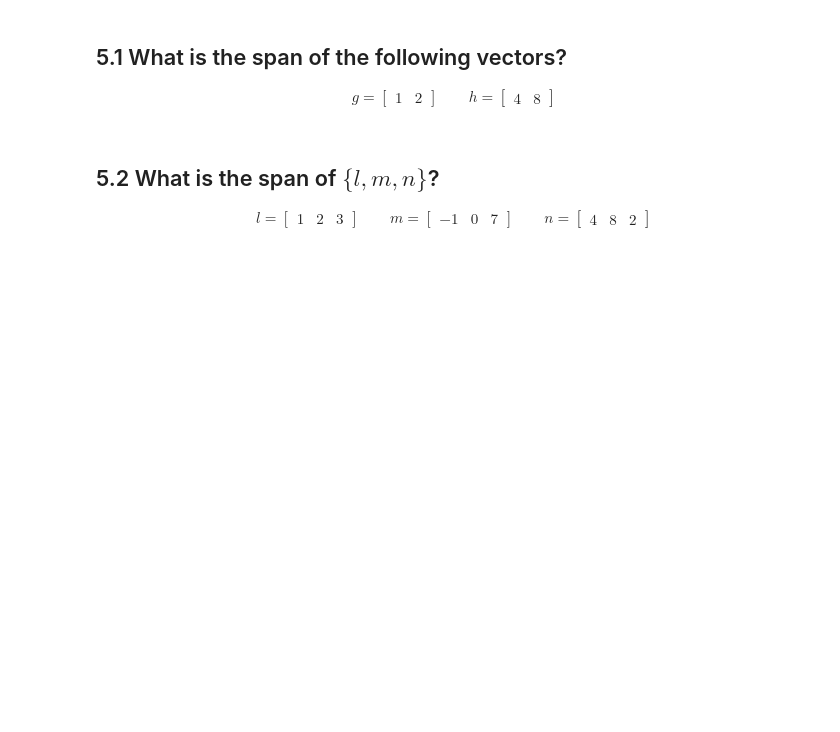
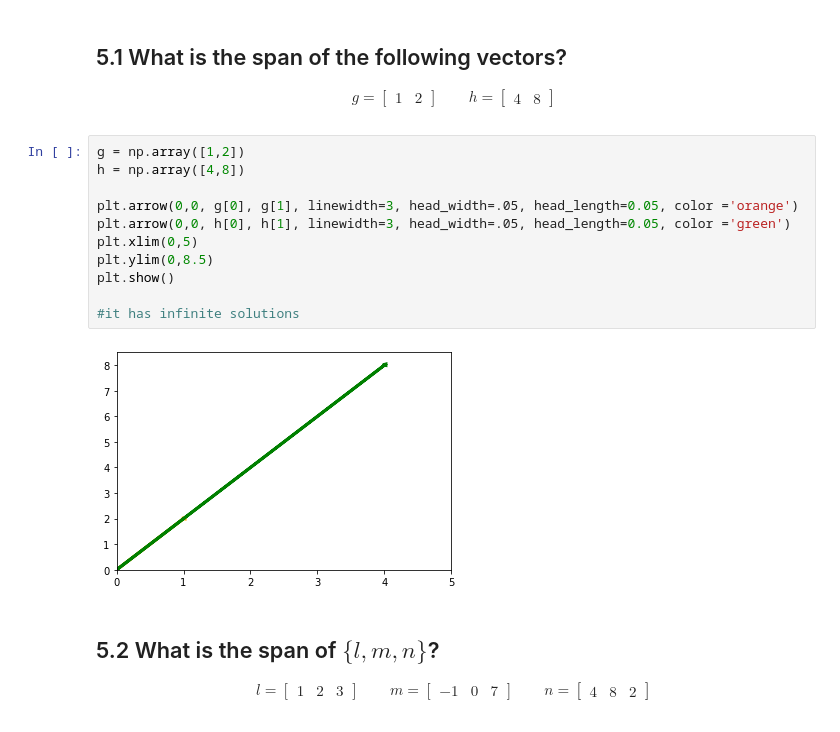
Before and after one commit to IvanCampos11/DS-Unit-1-Sprint-3-Linear-Algebra, a Jupyter notebook: module2-intermediate-linear-algebra/LS_DS_132_Intermediate_Linear_Algebra_Assignment.ipynb, the cells around one changed output. Cells and saved outputs as stored; diff of their text form; blank space fills up the shorter version.

```diff
--- a/module2-intermediate-linear-algebra/LS_DS_132_Intermediate_Linear_Algebra_Assignment.ipynb
+++ b/module2-intermediate-linear-algebra/LS_DS_132_Intermediate_Linear_Algebra_Assignment.ipynb
@@ -124,6 +198,19 @@ g = \begin{bmatrix} 1 & 2 \end{bmatrix}
 \qquad
 h = \begin{bmatrix} 4 & 8 \end{bmatrix}
 \end{align}
+# %%
+g = np.array([1,2])
+h = np.array([4,8])
+
+plt.arrow(0,0, g[0], g[1], linewidth=3, head_width=.05, head_length=0.05, color ='orange')
+plt.arrow(0,0, h[0], h[1], linewidth=3, head_width=.05, head_length=0.05, color ='green')
+plt.xlim(0,5)
+plt.ylim(0,8.5)
+plt.show()
+
+#it has infinite solutions
+# %% [output]
+[figure, added]
 # %% [markdown]
 ## 5.2 What is the span of $\{l, m, n\}$?
 
```
Also changed, not shown: parts of 19 cells of this notebook.
